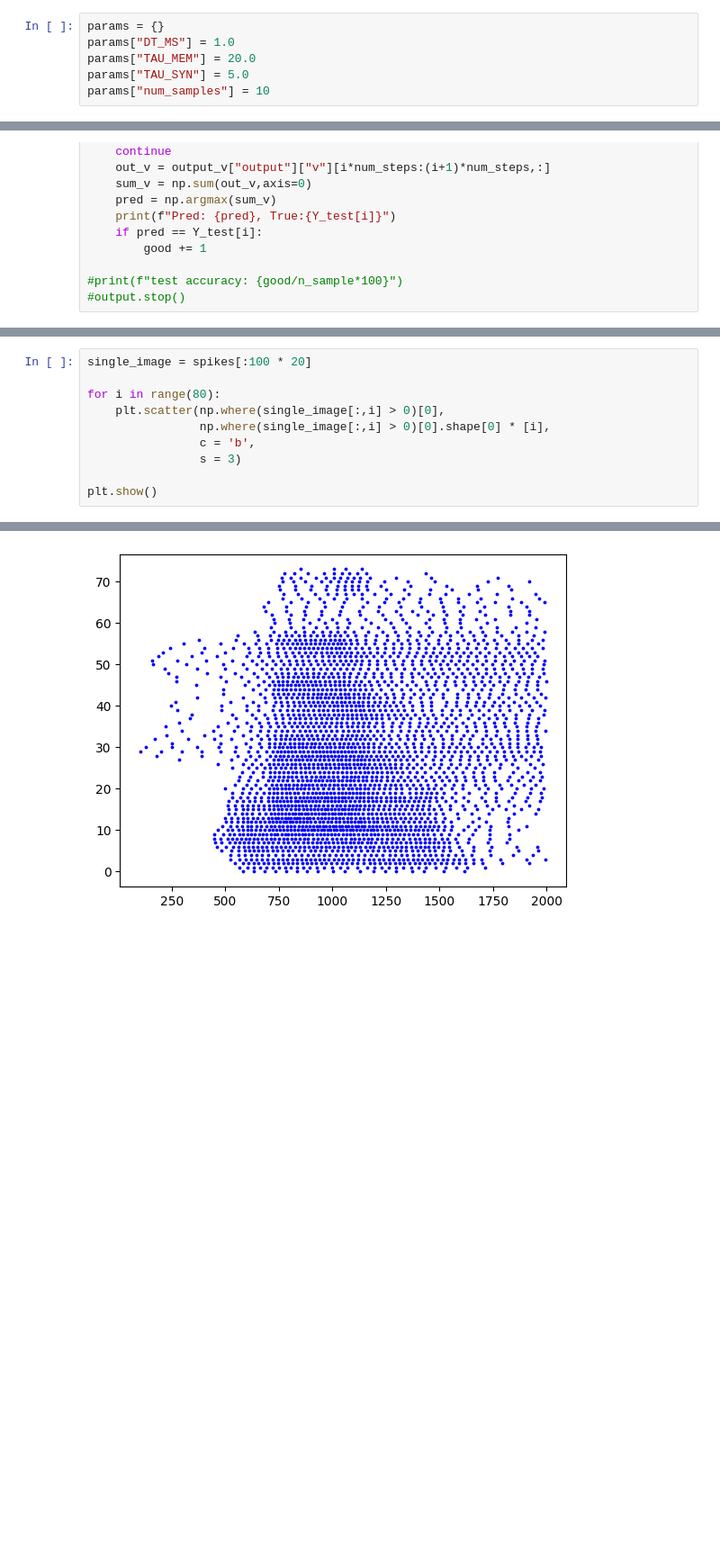
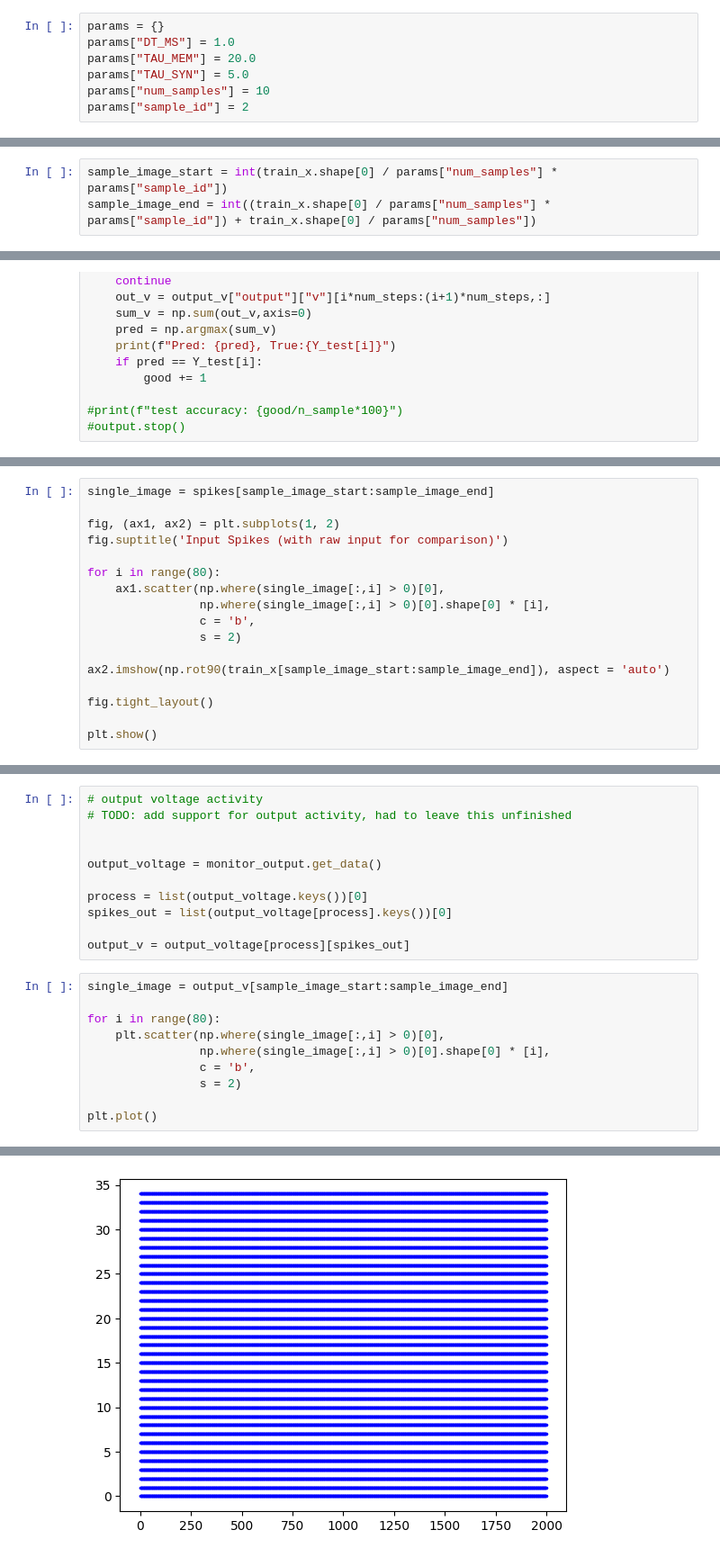
Before and after one commit to thomasshoesmith/Intel-Neuromorphic-Research-Project, a Jupyter notebook: loihi/lava_GSC_custom_injection.ipynb, the cells around one changed output, grey strips where cells are left out. Shown at 90% size. Saved outputs shown, nothing was run; the diff lists cells and outputs as text; blank space fills up the shorter version.

Commit message:
half added output activity

```diff
--- a/loihi/lava_GSC_custom_injection.ipynb
+++ b/loihi/lava_GSC_custom_injection.ipynb
@@ -46,6 +46,7 @@ params["DT_MS"] = 1.0
 params["TAU_MEM"] = 20.0
 params["TAU_SYN"] = 5.0
 params["num_samples"] = 10
+params["sample_id"] = 2
 # %%
 # load gsc dataset
 train_x, train_y, validation_x, validation_y, test_x, test_y = gsc_dataset_loader.load_gsc("/its/home/ts468/data/rawSC/rawSC_80input/",
@@ -145,3 +138,6 @@ train_x.shape[0]
+# %%
+sample_image_start = int(train_x.shape[0] / params["num_samples"] * params["sample_id"])
+sample_image_end = int((train_x.shape[0] / params["num_samples"] * params["sample_id"]) + train_x.shape[0] / params["num_samples"])
 # %%
 input = SpikeInput(vth = 1.,
                    num_steps_per_image= 2000)
@@ -219,3 +219,20 @@ process = list(input_spikes.keys())[0]
 spikes_out = list(input_spikes[process].keys())[0]
 
 spikes = input_spikes[process][spikes_out]
+# %%
+single_image = spikes[sample_image_start:sample_image_end]
+
+fig, (ax1, ax2) = plt.subplots(1, 2)
+fig.suptitle('Input Spikes (with raw input for comparison)')
+
+for i in range(80):
+    ax1.scatter(np.where(single_image[:,i] > 0)[0],
+                np.where(single_image[:,i] > 0)[0].shape[0] * [i],
+                c = 'b',
+                s = 2)
+
+ax2.imshow(np.rot90(train_x[sample_image_start:sample_image_end]), aspect = 'auto')
+
+fig.tight_layout()
+
+plt.show()
@@ -222,11 +241,22 @@ spikes = input_spikes[process][spikes_out]
+# %%
+# output voltage activity
+# TODO: add support for output activity, had to leave this unfinished
+
+
+output_voltage = monitor_output.get_data()
+
+process = list(output_voltage.keys())[0]
+spikes_out = list(output_voltage[process].keys())[0]
+
+output_v = output_voltage[process][spikes_out]
 # %%
-single_image = spikes[:100 * 20]
+single_image = output_v[sample_image_start:sample_image_end]
 
 for i in range(80):
     plt.scatter(np.where(single_image[:,i] > 0)[0],
                 np.where(single_image[:,i] > 0)[0].shape[0] * [i],
                 c = 'b',
-                s = 3)
+                s = 2)
 
-plt.show()
+plt.plot()
 # %% [output]
@@ -233 +264 @@ plt.show()
-[figure, old version]
+[figure, new version]
```
Also changed, not shown: parts of 8 cells of this notebook.
